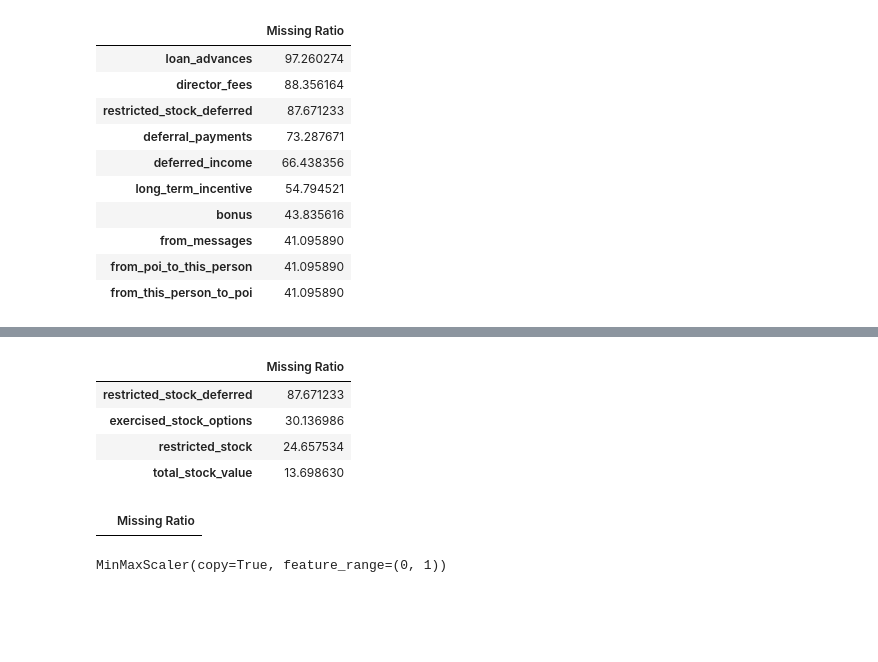
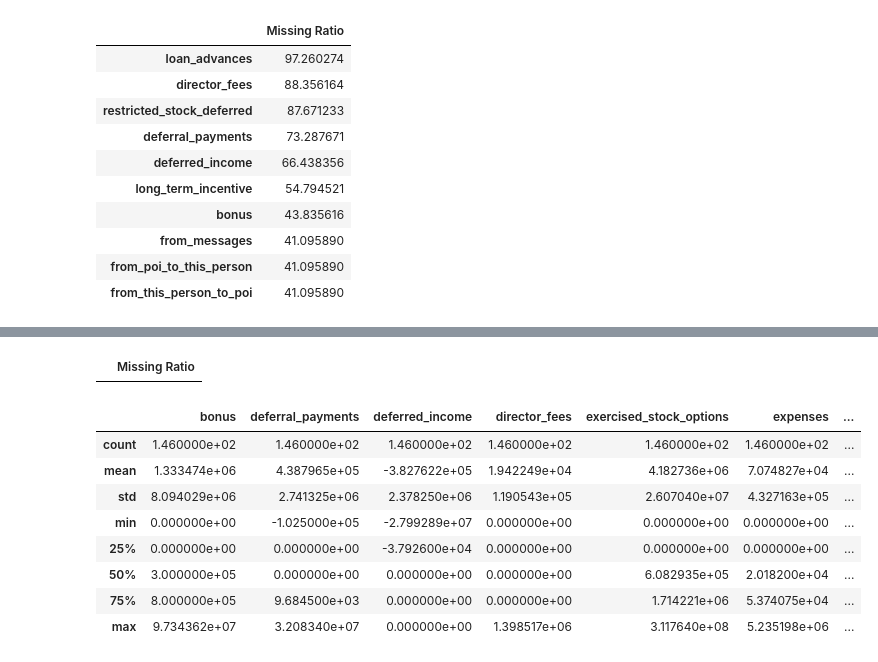
Before and after one commit to Banri0901/1st-DL-CVMarathon, a Jupyter notebook: DAY51/51HW.ipynb, the cells around one changed output, grey strips where cells are left out. Drawn from its saved outputs; the diff is of its cells as text; code cells hidden in the pictures; blank space fills up the shorter version.

```diff
--- a/DAY51/51HW.ipynb
+++ b/DAY51/51HW.ipynb
@@ -128,0 +136,7 @@ Name: email_address, Length: 146, dtype: object
+# %%
+for c in ['to_messages','shared_receipt_with_poi','from_this_person_to_poi','from_poi_to_this_person','from_messages','other','salary','expenses','exercised_stock_options','restricted_stock','total_payments','total_stock_value']:
+    all_data[c] = all_data[c].fillna(0)
+#     all_data[c] = np.log1p(all_data[c]).fillna(0)
+na_check(all_data)
+# %% [output]
+|  | Missing Ratio |
@@ -129,25 +162,29 @@ Name: email_address, Length: 146, dtype: object
 # %%
-for c in ['salary', 'total_payments', 'deferral_payments', 'loan_advances', 'bonus', 'deferred_income',  'expenses', 'other', 'long_term_incentive', 'director_fees']:
-    all_data[c] = all_data[c].fillna(0)
-na_check(all_data)
+#all_data['bonus'] = all_data['bonus'].fillna(0)
+
+# for c in ['total_payments', 'salary', 'deferral_payments', 'loan_advances', 'deferred_income',  'expenses', 'other', 'long_term_incentive', 'director_fees']:
+#     all_data[c] = all_data[c].fillna(all_data[c].median())
+#na_check(all_data)
-# %% [output]
-|  | Missing Ratio |
-| restricted_stock_deferred | 87.671233 |
-| exercised_stock_options | 30.136986 |
-| restricted_stock | 24.657534 |
-| total_stock_value | 13.698630 |
 # %%
-for c in ['restricted_stock_deferred','exercised_stock_options','restricted_stock','total_stock_value']:
-    all_data[c] = all_data[c].fillna(0)
-na_check(all_data)
+#for c in ['total_stock_value','restricted_stock_deferred','exercised_stock_options','restricted_stock']:
+#    all_data[c] = all_data[c].fillna(0)
+#na_check(all_data)
-# %% [output]
-|  | Missing Ratio |
 # %%
-MMEncoder = MinMaxScaler()
-for col in all_data.columns:
-    all_data[col] = MMEncoder.fit_transform(all_data[col].values.reshape(-1,1))
+# MMEncoder = MinMaxScaler()
+# for col in all_data.columns:
+#     all_data[col] = MMEncoder.fit_transform(all_data[col].values.reshape(-1,1))
-# %% [output]
-MinMaxScaler(copy=True, feature_range=(0, 1))
+# %%
+all_data.describe()
+# %% [output]
+|  | bonus | deferral_payments | deferred_income | director_fees | exercised_stock_options | expenses | ... |
+| count | 1.460000e+02 | 1.460000e+02 | 1.460000e+02 | 1.460000e+02 | 1.460000e+02 | 1.460000e+02 | ... |
+| mean | 1.333474e+06 | 4.387965e+05 | -3.827622e+05 | 1.942249e+04 | 4.182736e+06 | 7.074827e+04 | ... |
+| std | 8.094029e+06 | 2.741325e+06 | 2.378250e+06 | 1.190543e+05 | 2.607040e+07 | 4.327163e+05 | ... |
+| min | 0.000000e+00 | -1.025000e+05 | -2.799289e+07 | 0.000000e+00 | 0.000000e+00 | 0.000000e+00 | ... |
+| 25% | 0.000000e+00 | 0.000000e+00 | -3.792600e+04 | 0.000000e+00 | 0.000000e+00 | 0.000000e+00 | ... |
+| 50% | 3.000000e+05 | 0.000000e+00 | 0.000000e+00 | 0.000000e+00 | 6.082935e+05 | 2.018200e+04 | ... |
+| 75% | 8.000000e+05 | 9.684500e+03 | 0.000000e+00 | 0.000000e+00 | 1.714221e+06 | 5.374075e+04 | ... |
+| max | 9.734362e+07 | 3.208340e+07 | 0.000000e+00 | 1.398517e+06 | 3.117640e+08 | 5.235198e+06 | ... |
 # %%
 # ['salary', 'deferral_payments', 'loan_advances', 'bonus', 'deferred_income',  'expenses', 'other', 'long_term_incentive', 'director_fees']
 #all_data['total_payments']
```
Also changed, not shown: parts of 30 cells of this notebook.
